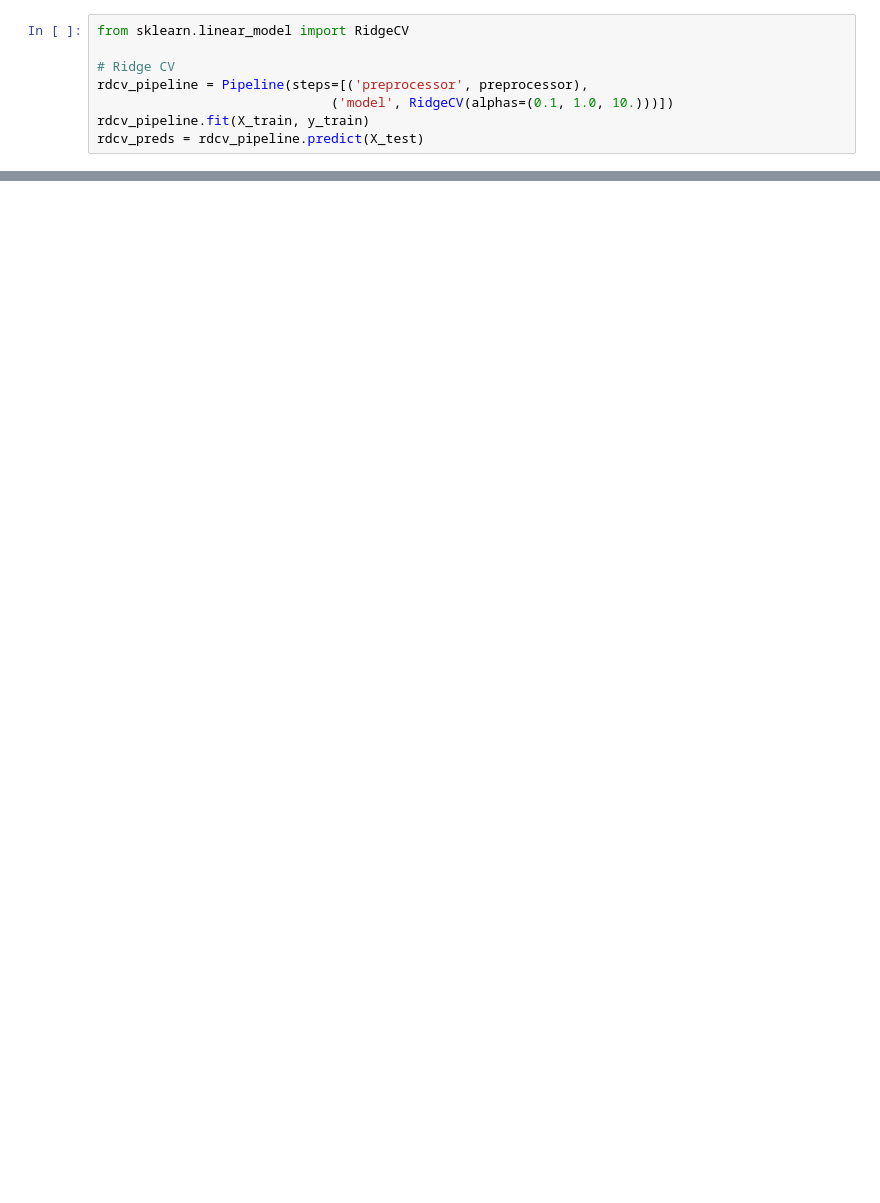
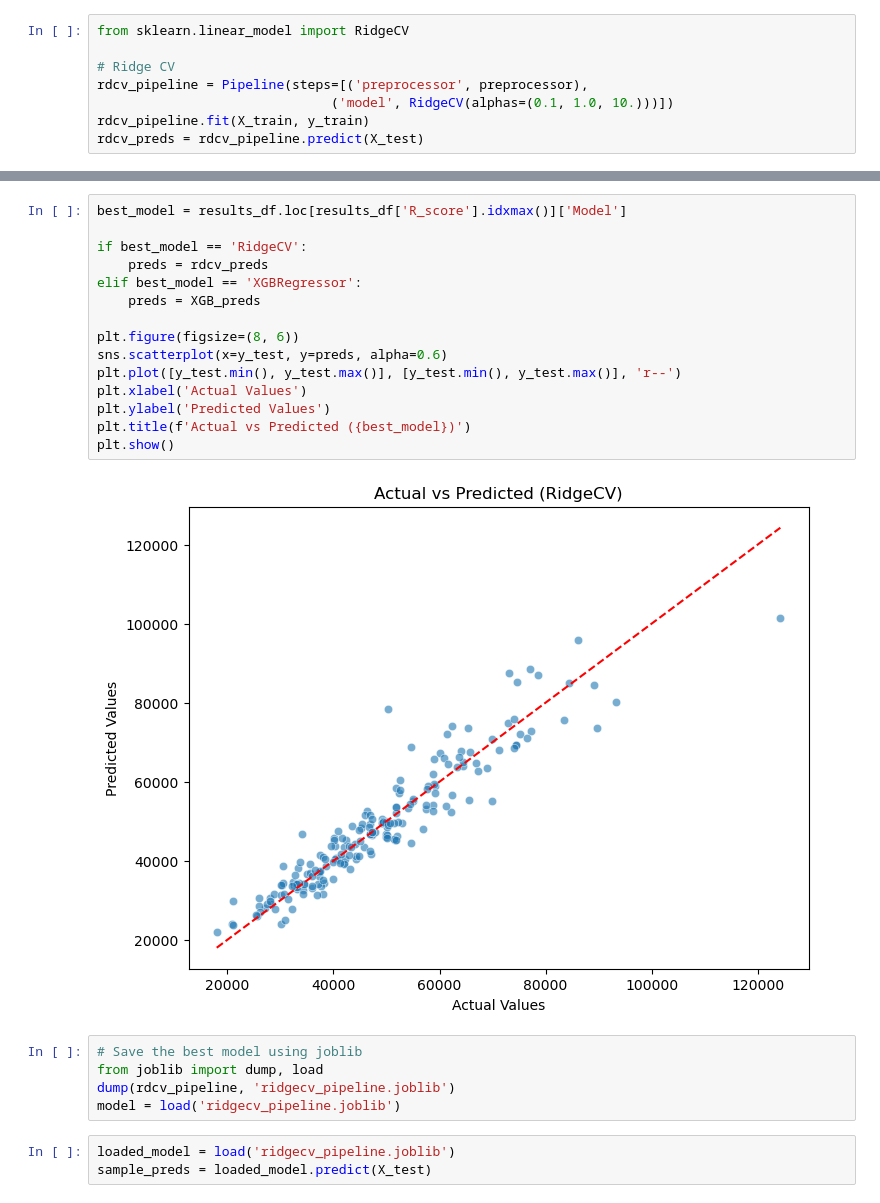
Before and after one commit to rshewatkar/ML_internship, a Jupyter notebook: Vehicle Price Prediction/Vehical_price.ipynb, the cells around one changed output, grey strips where cells are left out. Cells and saved outputs as stored; diff of their text form; blank space fills up the shorter version.

```diff
--- a/Vehicle Price Prediction/Vehical_price.ipynb
+++ b/Vehicle Price Prediction/Vehical_price.ipynb
@@ -372,0 +489,25 @@ metrics = evaluate_regression_model(y_test, rdcv_preds, model_name="RidgeCV")
+# %%
+best_model = results_df.loc[results_df['R_score'].idxmax()]['Model']
+
+if best_model == 'RidgeCV':
+    preds = rdcv_preds
+elif best_model == 'XGBRegressor':
+    preds = XGB_preds
+
+plt.figure(figsize=(8, 6))
+sns.scatterplot(x=y_test, y=preds, alpha=0.6)
+plt.plot([y_test.min(), y_test.max()], [y_test.min(), y_test.max()], 'r--')
+plt.xlabel('Actual Values')
+plt.ylabel('Predicted Values')
+plt.title(f'Actual vs Predicted ({best_model})')
+plt.show()
+# %% [output]
+[figure, added]
+# %%
+# Save the best model using joblib
+from joblib import dump, load
+dump(rdcv_pipeline, 'ridgecv_pipeline.joblib')
+model = load('ridgecv_pipeline.joblib')
+# %%
+loaded_model = load('ridgecv_pipeline.joblib')
+sample_preds = loaded_model.predict(X_test)
```
Also changed, not shown: parts of 39 cells of this notebook.
